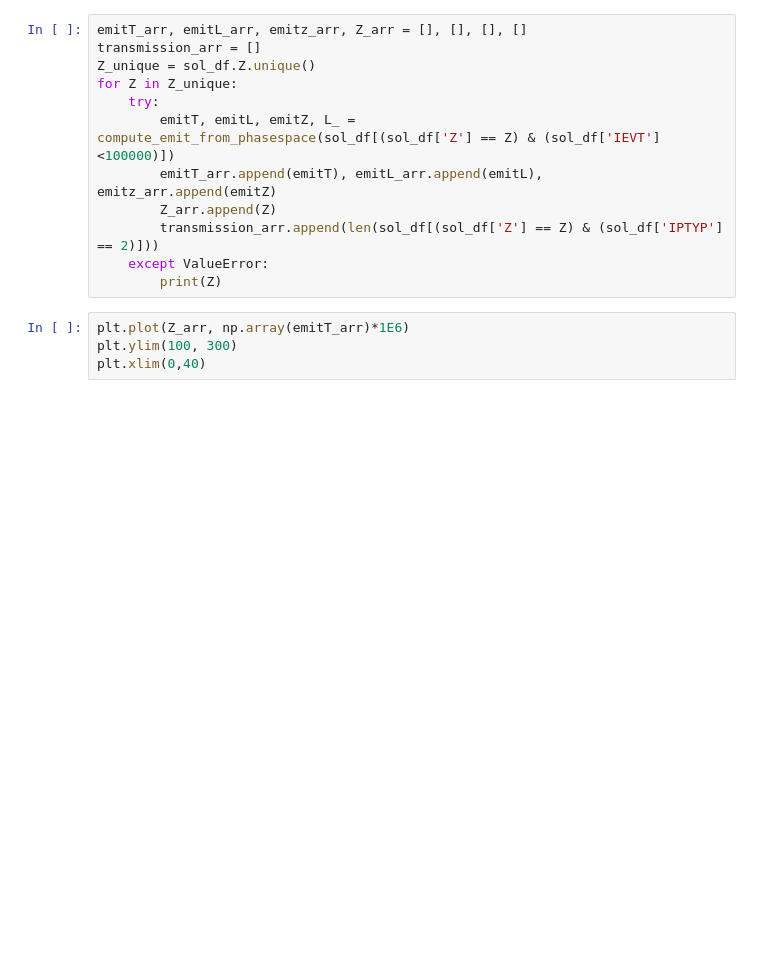
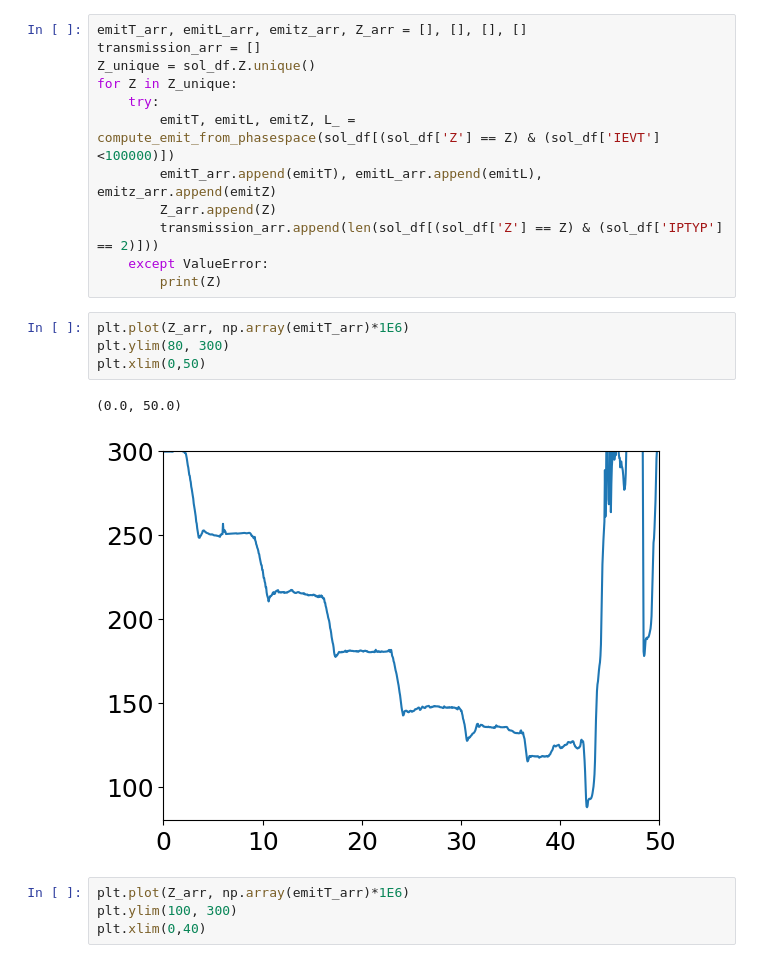
Before and after one commit to MuonCollider-WG4/muon_final_cooling, a Jupyter notebook: matched_lattice_10cell.ipynb, the cells around one changed output. Cells and saved outputs as stored; diff of their text form; blank space fills up the shorter version.

```diff
--- a/matched_lattice_10cell.ipynb
+++ b/matched_lattice_10cell.ipynb
@@ -799,6 +795,13 @@ for Z in Z_unique:
         transmission_arr.append(len(sol_df[(sol_df['Z'] == Z) & (sol_df['IPTYP'] == 2)]))
     except ValueError:
         print(Z)
+# %%
+plt.plot(Z_arr, np.array(emitT_arr)*1E6)
+plt.ylim(80, 300)
+plt.xlim(0,50)
+# %% [output]
+(0.0, 50.0)
+[figure, added]
 # %%
 plt.plot(Z_arr, np.array(emitT_arr)*1E6)
 plt.ylim(100, 300)
```
Also changed, not shown: parts of 54 cells of this notebook, 7 other files.
